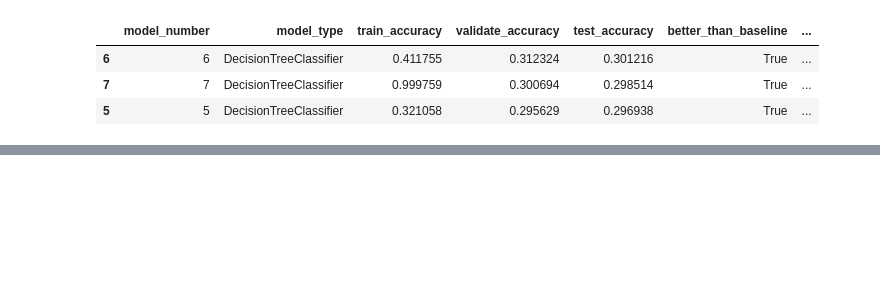
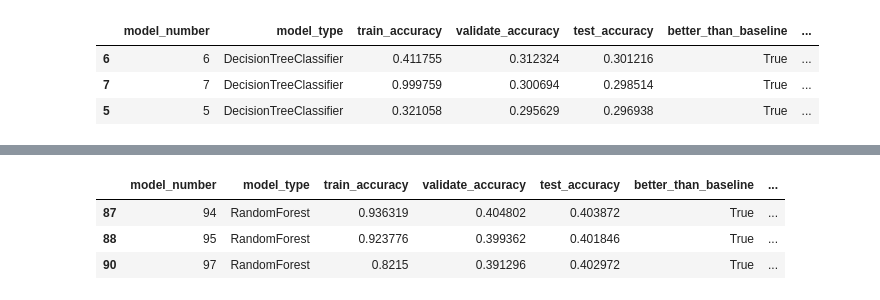
Before and after one commit to CBRJ-Lyrical-Metrics/lyrical-evolution-capstone, a Jupyter notebook: Drafts/chris_work.ipynb, the cells around one changed output, grey strips where cells are left out. Saved outputs shown, nothing was run; the diff lists cells and outputs as text; code cells hidden in the pictures; blank space fills up the shorter version.

```diff
--- a/Drafts/chris_work.ipynb
+++ b/Drafts/chris_work.ipynb
@@ -211,0 +217,7 @@ TypeError: run_random_forest_models() takes 0 positional arguments but 1 was giv
+# %%
+results3.sort_values('validate_accuracy', ascending=False).head(3)
+# %% [output]
+|  | model_number | model_type | train_accuracy | validate_accuracy | test_accuracy | better_than_baseline | ... |
+| 87 | 94 | RandomForest | 0.936319 | 0.404802 | 0.403872 | True | ... |
+| 88 | 95 | RandomForest | 0.923776 | 0.399362 | 0.401846 | True | ... |
+| 90 | 97 | RandomForest | 0.8215 | 0.391296 | 0.402972 | True | ... |
```
Also changed, not shown: parts of 19 cells of this notebook.
